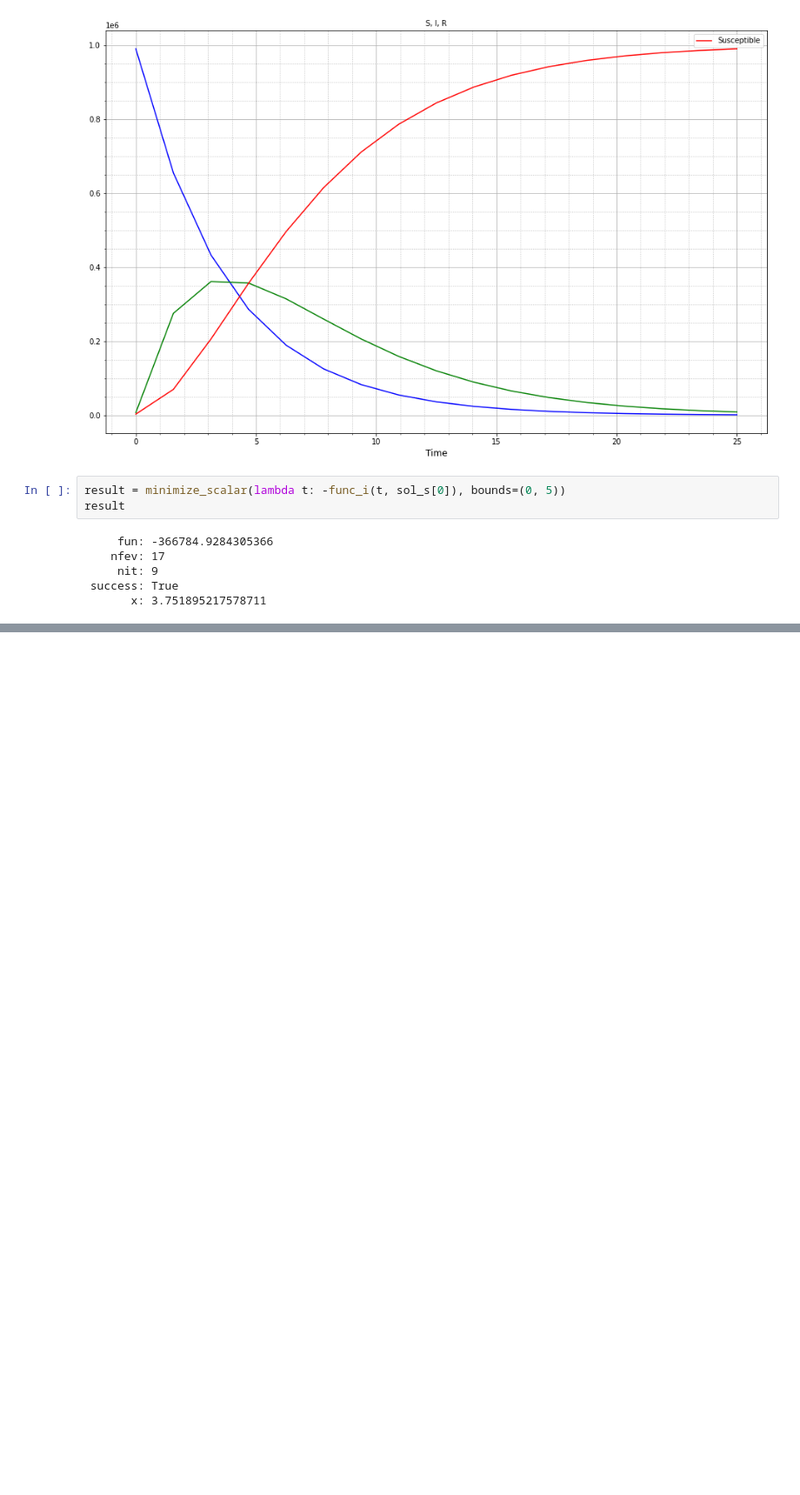
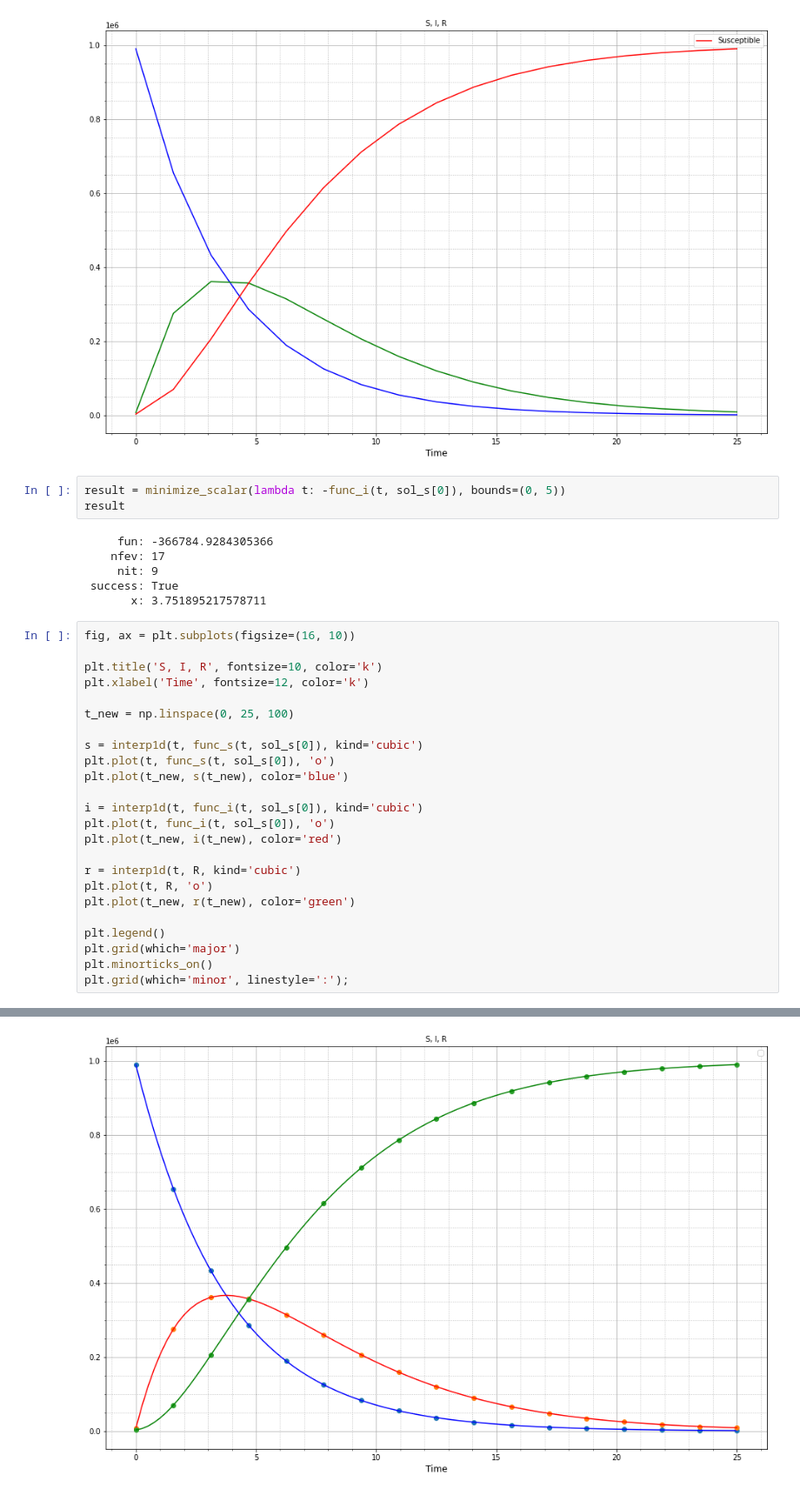
Before and after one commit to SaifuliAnna/DataScience_HW5, a Jupyter notebook: Hw5_2.ipynb, the cells around one changed output, grey strips where cells are left out. Shown: that part at 87% size. Cells and saved outputs as stored; diff of their text form; blank space fills up the shorter version.

```diff
--- a/Hw5_2.ipynb
+++ b/Hw5_2.ipynb
@@ -127,3 +147,28 @@ result
      nit: 9
  success: True
        x: 3.751895217578711
+# %%
+fig, ax = plt.subplots(figsize=(16, 10))
+
+plt.title('S, I, R', fontsize=10, color='k')
+plt.xlabel('Time', fontsize=12, color='k')
+
+t_new = np.linspace(0, 25, 100)
+
+s = interp1d(t, func_s(t, sol_s[0]), kind='cubic')
+plt.plot(t, func_s(t, sol_s[0]), 'o')
+plt.plot(t_new, s(t_new), color='blue')
+
+i = interp1d(t, func_i(t, sol_s[0]), kind='cubic')
+plt.plot(t, func_i(t, sol_s[0]), 'o')
+plt.plot(t_new, i(t_new), color='red')
+
+r = interp1d(t, R, kind='cubic')
+plt.plot(t, R, 'o')
+plt.plot(t_new, r(t_new), color='green')
+
+plt.legend()
+plt.grid(which='major')
+plt.minorticks_on()
+plt.grid(which='minor', linestyle=':');
+# %% [output]
@@ -129,0 +176 @@ result
+[figure, added]
```
Also changed, not shown: parts of 6 cells of this notebook.
